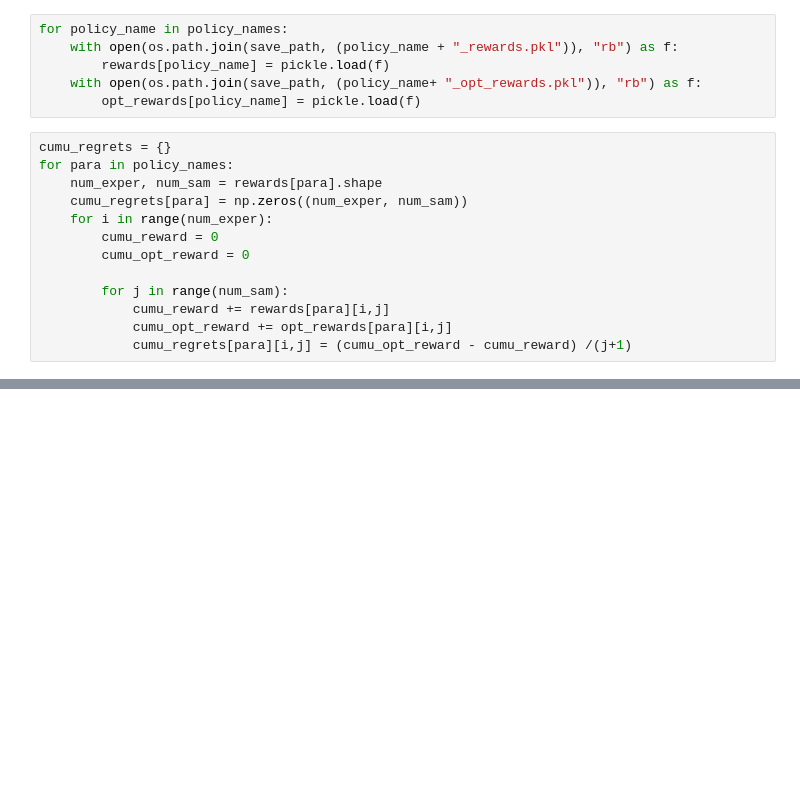
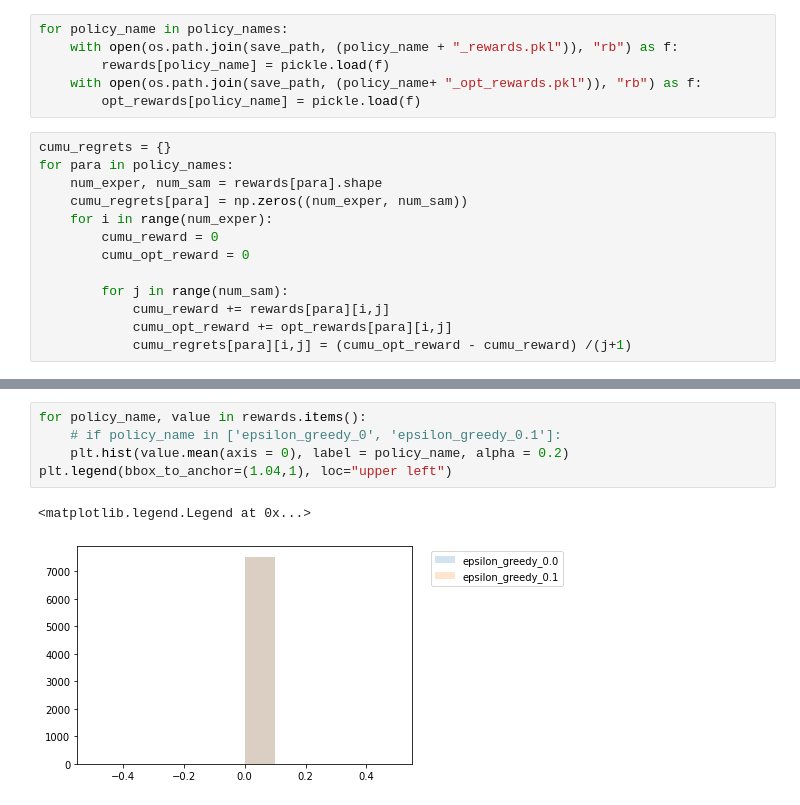
Before and after one commit to Mengyanz/CB4Rec, a Jupyter notebook: vis.ipynb, the cells around one changed output, grey strips where cells are left out. Drawn from its saved outputs; the diff is of its cells as text; blank space fills up the shorter version.

```diff
--- a/vis.ipynb
+++ b/vis.ipynb
@@ -56 +53,9 @@ plt.legend()
+# %%
+for policy_name, value in rewards.items():
+    # if policy_name in ['epsilon_greedy_0', 'epsilon_greedy_0.1']:
+    plt.hist(value.mean(axis = 0), label = policy_name, alpha = 0.2)
+plt.legend(bbox_to_anchor=(1.04,1), loc="upper left")
+# %% [output]
+<matplotlib.legend.Legend at 0x...>
+[figure, added]
 # %%
```
Also changed, not shown: parts of 7 cells of this notebook, 7 other files.
